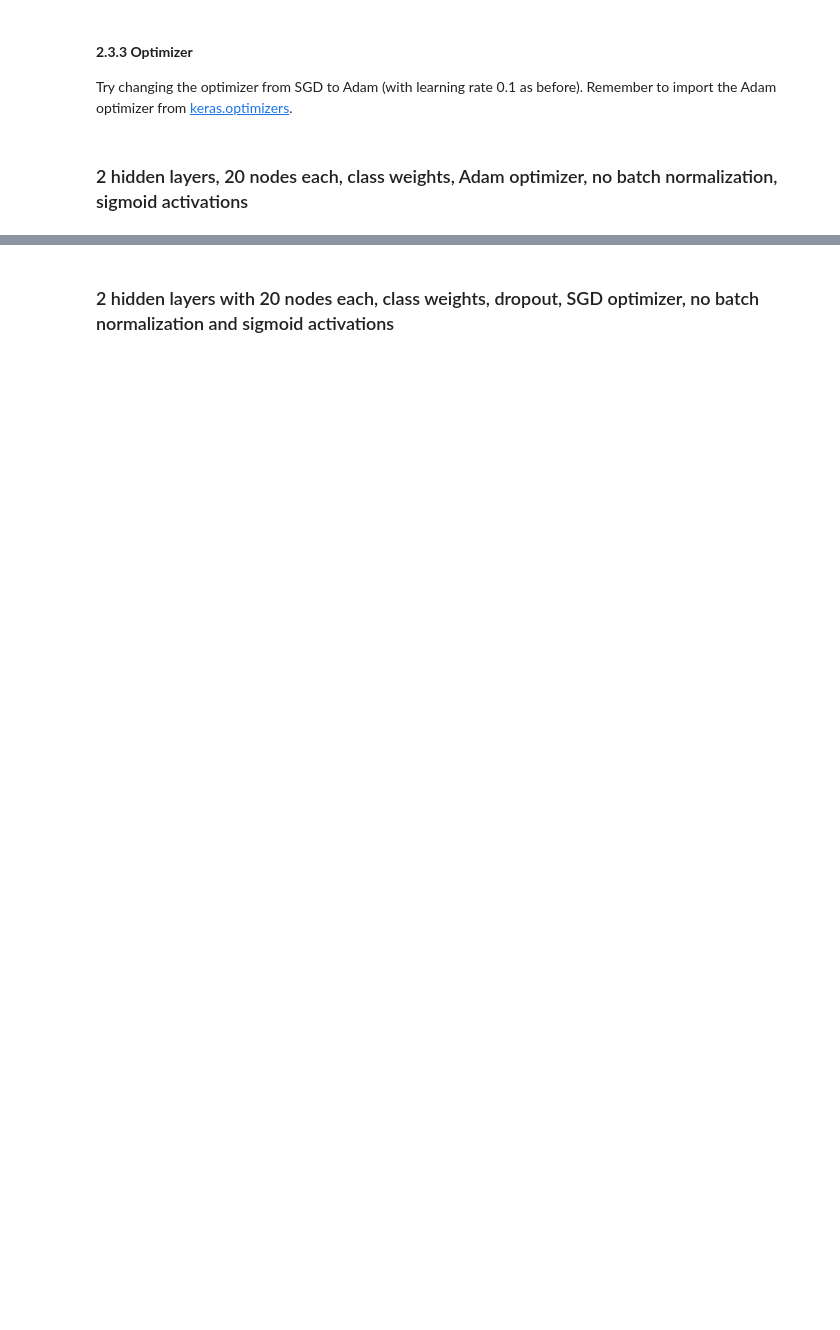
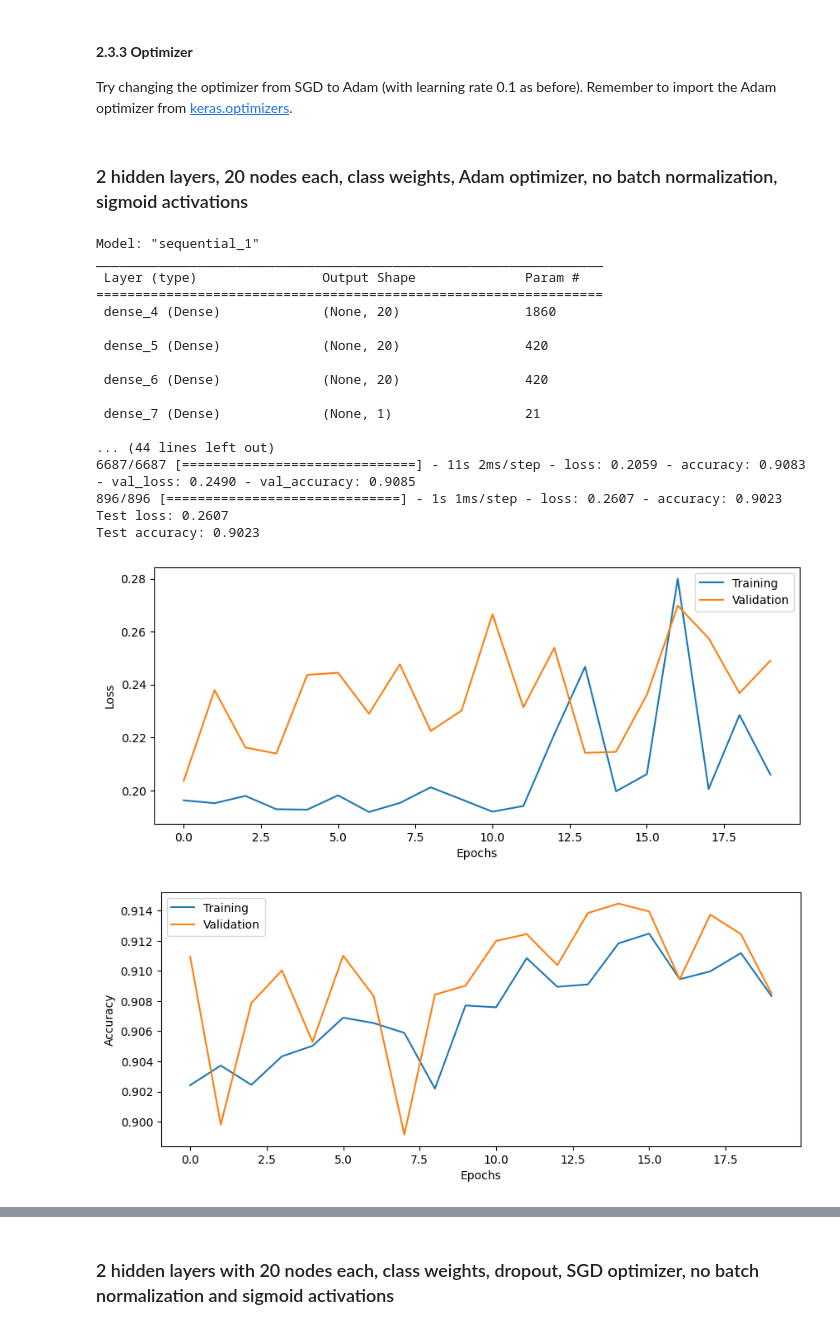
Before and after one commit to PranavC225/732A82_Deep_Learning, a Jupyter notebook: 2_DNN/DNN_Lab.ipynb, the cells around one changed output, grey strips where cells are left out. Saved outputs shown, nothing was run; the diff lists cells and outputs as text; code cells hidden in the pictures; blank space fills up the shorter version.

```diff
--- a/2_DNN/DNN_Lab.ipynb
+++ b/2_DNN/DNN_Lab.ipynb
@@ -526,23 +571,46 @@ Try changing the optimizer from SGD to Adam (with learning rate 0.1 as before).
 # %%
 # --------------------------------------------
 # === Your code here =========================
 # --------------------------------------------
 
 # Build and train model
-model8 = ???
+model8 = build_DNN(input_shape = (92, ), n_hidden_layers = 2, n_hidden_units = 20, loss = BinaryCrossentropy(),
+                   act_fun = 'sigmoid', optimizer = 'adam', learning_rate = 0.1, use_bn = False, print_summary=True)
 
-history8 = ???
+history8 = model8.fit(Xtrain, Ytrain, validation_data = (Xval, Yval),
+                      epochs = 20, batch_size = 20,
+                      class_weight = class_weights, verbose = 1)
 
 # Evaluate model on test data
-score = ???
+score = model8.evaluate(Xtest, Ytest)
 
 # ============================================
 
 print('Test loss: %.4f' % score[0])
 print('Test accuracy: %.4f' % score[1])
 
 # Plot the history from the training run
 plot_results(history8)
+# %% [output]
+Model: "sequential_1"
+_________________________________________________________________
+ Layer (type)                Output Shape              Param #
+=================================================================
+ dense_4 (Dense)             (None, 20)                1860
+
+ dense_5 (Dense)             (None, 20)                420
+
+ dense_6 (Dense)             (None, 20)                420
+
+ dense_7 (Dense)             (None, 1)                 21
+
+... (44 lines left out)
+6687/6687 [==============================] - 11s 2ms/step - loss: 0.2059 - accuracy: 0.9083 - val_loss: 0.2490 - val_accuracy: 0.9085
+896/896 [==============================] - 1s 1ms/step - loss: 0.2607 - accuracy: 0.9023
+Test loss: 0.2607
+Test accuracy: 0.9023
+[figure, added]
+[figure, added]
 # %% [markdown]
 #### 2.3.4 **Dropout regularization**
 
```
Also changed, not shown: parts of 6 cells of this notebook.
